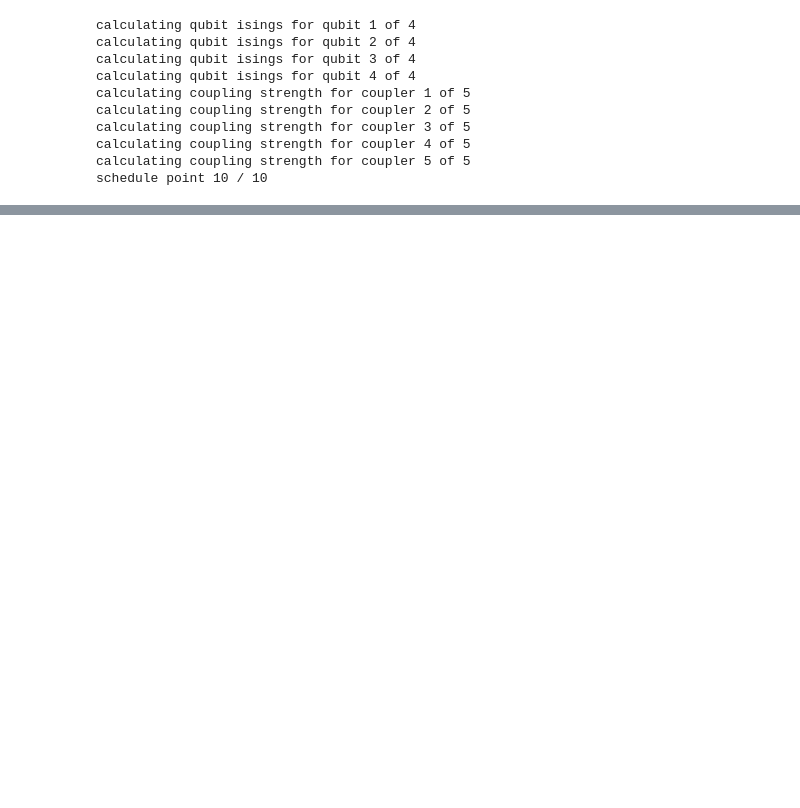
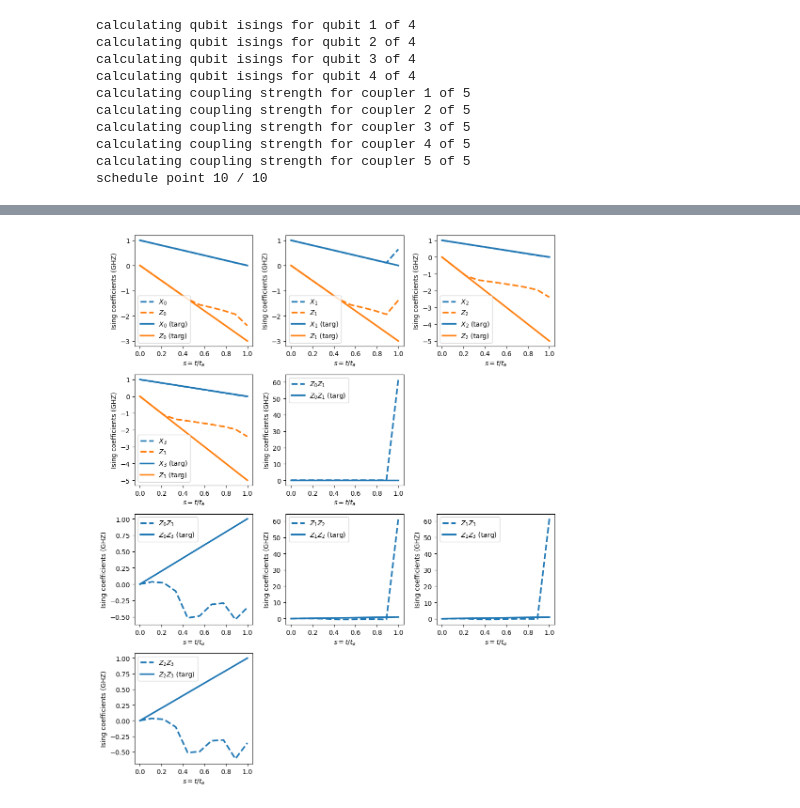
Before and after one commit to fabh2o/QuantumHikers, a Jupyter notebook: Hardware Challenge/Hardware_Challenge.ipynb, the cells around one changed output, grey strips where cells are left out. Saved outputs shown, nothing was run; the diff lists cells and outputs as text; code cells hidden in the pictures; blank space fills up the shorter version.

```diff
--- a/Hardware Challenge/Hardware_Challenge.ipynb
+++ b/Hardware Challenge/Hardware_Challenge.ipynb
@@ -733,0 +747,31 @@ Calculates all the Ising coefficients of the system using
+# %%
+plt.clf();
+fig = plt.figure(num=1);
+fig.set_size_inches((10, 12))
+
+for i in range(4):
+        ax1 = plt.subplot(4, 3, i+1)
+
+        plt.plot(s, ising_pwsw_dict["x_"+str(i)]/2/np.pi, color="C0", label=r"$X_{0:d}$".format(i), ls='--', lw=2.5 )
+        plt.plot(s, ising_pwsw_dict["z_"+str(i)]/2/np.pi, color="C1", label=r"$Z_{0:d}$".format(i), ls='--', lw=2.5 )
+
+        plt.plot(s, ising_dict["x_"+str(i)]/2/np.pi, color="C0", label=r"$X_{0:d}$ (targ)".format(i), ls='-', lw=2.5 )
+        plt.plot(s, ising_dict["z_"+str(i)]/2/np.pi, color="C1", label=r"$Z_{0:d}$ (targ)".format(i), ls='-', lw=2.5 )
+
+        plt.xlabel(r"$s=t/t_a$"); plt.ylabel(r"Ising coefficients (GHZ)")
+        plt.legend()
+
+for i in range(len(labels)):
+    if not str(labels[i][0])+','+str(labels[i][1]) =='0,2' :
+        ax2 = plt.subplot(4, 3, i+5)
+
+        plt.plot(s, ising_pwsw_dict["zz_"+str(labels[i][0])+','+str(labels[i][1])]/2/np.pi, color="C0", ls='--', lw=2.5,label=r"$Z_{0:d}Z_{1:d}$".format(labels[i][0], labels[i][1]) )
+        plt.plot(s, ising_dict["zz_"+str(labels[i][0])+','+str(labels[i][1])]/2/np.pi, color="C0", ls='-', lw=2.5,label=r"$Z_{0:d}Z_{1:d}$ (targ)".format(labels[i][0], labels[i][1]) )
+
+        plt.xlabel(r"$s=t/t_a$"); plt.ylabel(r"Ising coefficients (GHZ)")
+        plt.legend()
+
+plt.tight_layout()
+plt.show()
+# %% [output]
+[figure, added]
```
Also changed, not shown: parts of 9 cells of this notebook, 2 other files.
